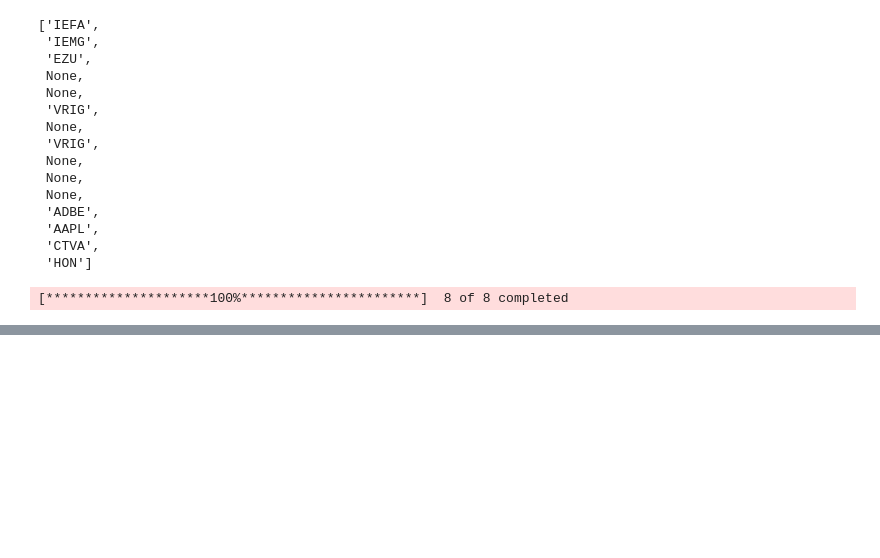
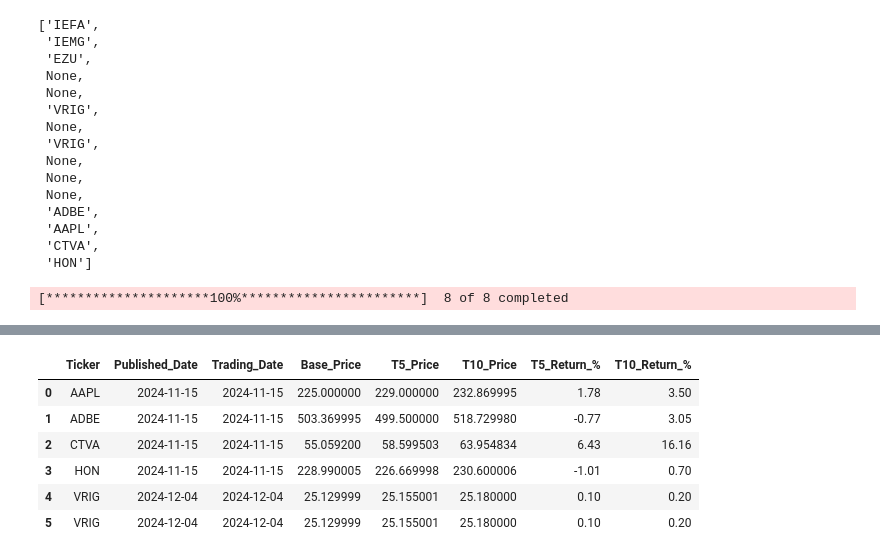
Before and after one commit to Kelvinm/govtfolio, a Jupyter notebook: notebooks/exploration.ipynb, the cells around one changed output, grey strips where cells are left out. Cells and saved outputs as stored; diff of their text form; code cells hidden in the pictures; blank space fills up the shorter version.

```diff
--- a/notebooks/exploration.ipynb
+++ b/notebooks/exploration.ipynb
@@ -427,3 +406,0 @@ hist
-# %%
-for ticker in hist:
-    print(ticker)
@@ -493,3 +406,0 @@ def calculate_percentage_change(trade_table, hist, date_column='published', tick
-# %%
-trade_table = calculate_percentage_change(trade_table, hist, date_column='Published', ticker_column='Ticker', close_column='Close', days_list=[5, 10])
-print(trade_table[['Ticker', 'ublished', 'Pct_Change_T+5', 'Pct_Change_T+10']])
@@ -550,2 +434,0 @@ def check_percentage_change(trade_table, hist_df):
-# %%
-df.index.name = df.index.name.lower()
@@ -645,0 +511,13 @@ KeyError: 'date'
+# %%
+
+results = calculate_returns(trade_table, df.reset_index())
+# %%
+results
+# %% [output]
+|  | Ticker | Published_Date | Trading_Date | Base_Price | T5_Price | T10_Price | T5_Return_% | T10_Return_% |
+| 0 | AAPL | 2024-11-15 | 2024-11-15 | 225.000000 | 229.000000 | 232.869995 | 1.78 | 3.50 |
+| 1 | ADBE | 2024-11-15 | 2024-11-15 | 503.369995 | 499.500000 | 518.729980 | -0.77 | 3.05 |
+| 2 | CTVA | 2024-11-15 | 2024-11-15 | 55.059200 | 58.599503 | 63.954834 | 6.43 | 16.16 |
+| 3 | HON | 2024-11-15 | 2024-11-15 | 228.990005 | 226.669998 | 230.600006 | -1.01 | 0.70 |
+| 4 | VRIG | 2024-12-04 | 2024-12-04 | 25.129999 | 25.155001 | 25.180000 | 0.10 | 0.20 |
+| 5 | VRIG | 2024-12-04 | 2024-12-04 | 25.129999 | 25.155001 | 25.180000 | 0.10 | 0.20 |
```
Also changed, not shown: parts of 13 cells of this notebook, 33 other files.
